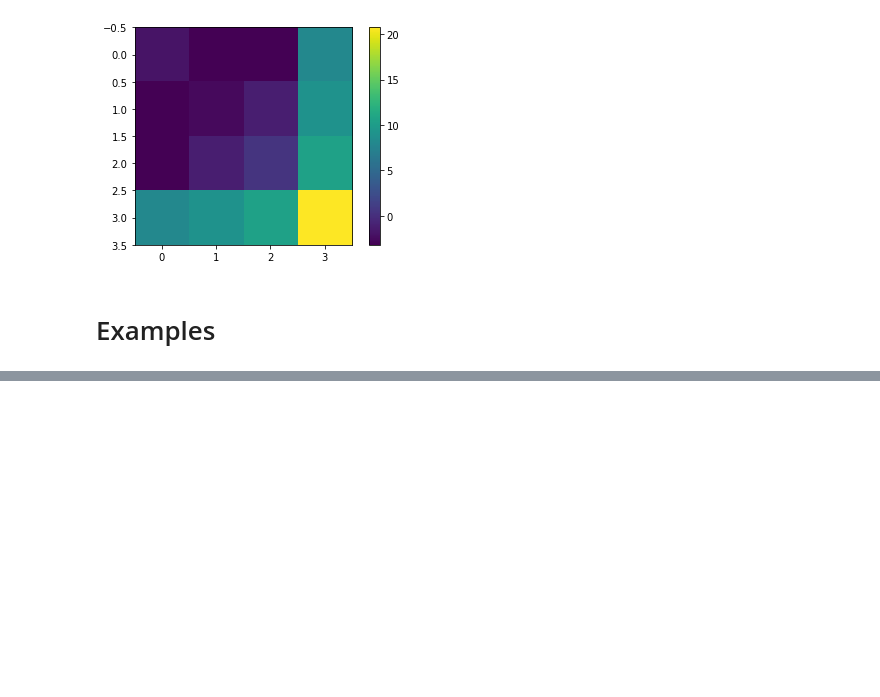
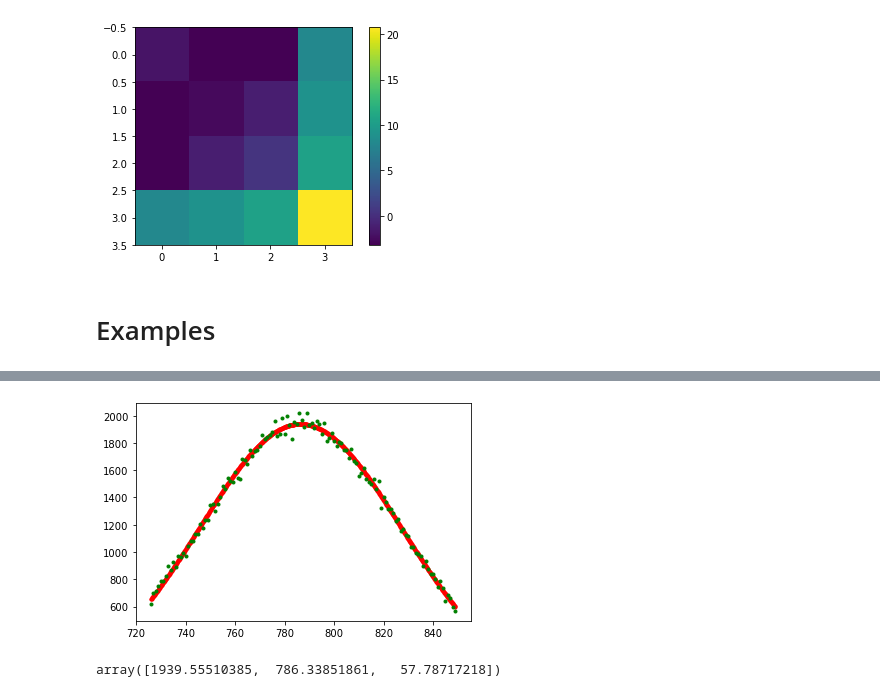
Before and after one commit to amirhdre/DSP-udemy, a Jupyter notebook: curvefit.ipynb, the cells around one changed output, grey strips where cells are left out. Saved outputs shown, nothing was run; the diff lists cells and outputs as text; code cells hidden in the pictures; blank space fills up the shorter version.

```diff
--- a/curvefit.ipynb
+++ b/curvefit.ipynb
@@ -133,0 +165,17 @@ plt.show()
+# %%
+p_opt, p_cov = curve_fit(gauss_f,x_data,y_data,p0=[2000,790,60])
+
+A_opt, mu_opt, sig_opt = p_opt
+x_model = np.linspace(min(x_data),max(x_data),1000)
+y_model = gauss_f(x_model,A_opt,mu_opt, sig_opt)
+
+plt.figure()
+plt.plot(x_model,y_model,'.r')
+plt.plot(x_data,y_data,'.g')
+plt.show()
+# %% [output]
+[figure, added]
+# %%
+p_opt
+# %% [output]
+array([1939.55510385,  786.33851861,   57.78717218])
```
Also changed, not shown: parts of 6 cells of this notebook.
